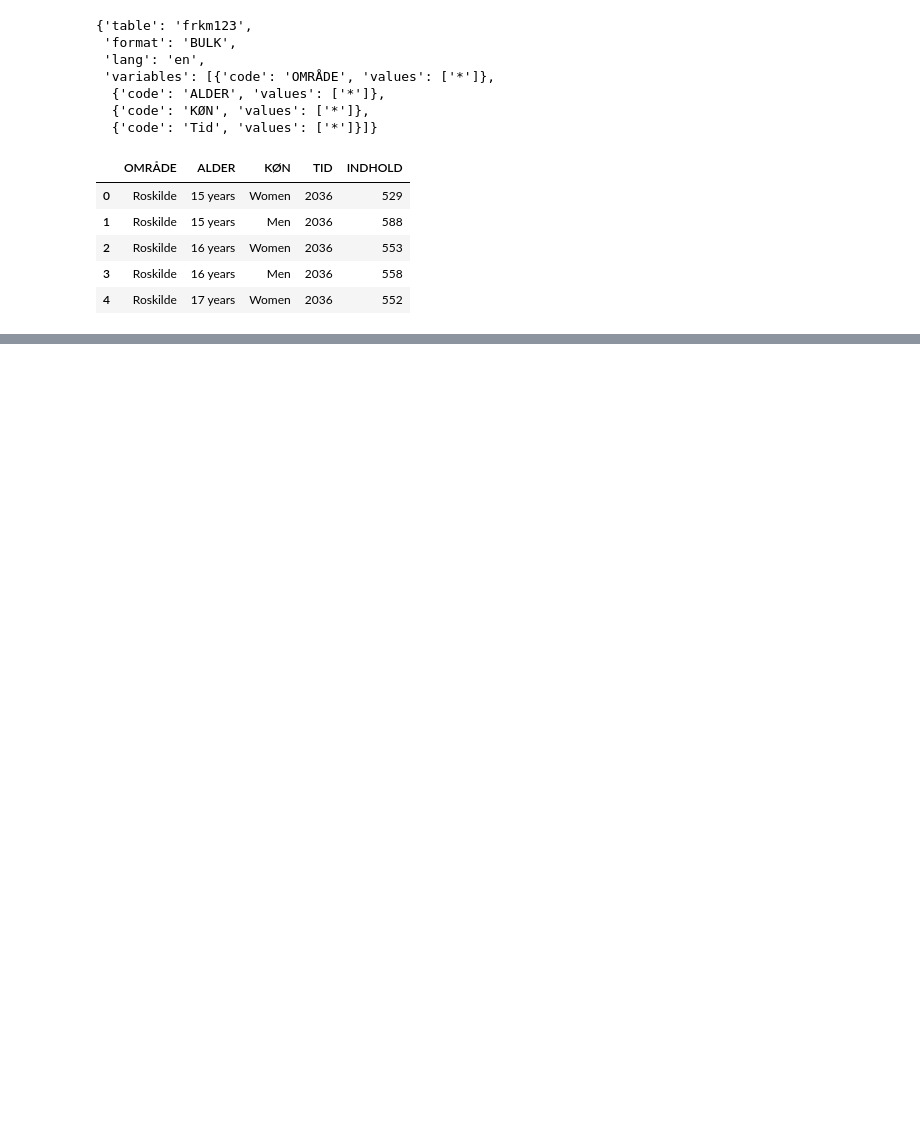
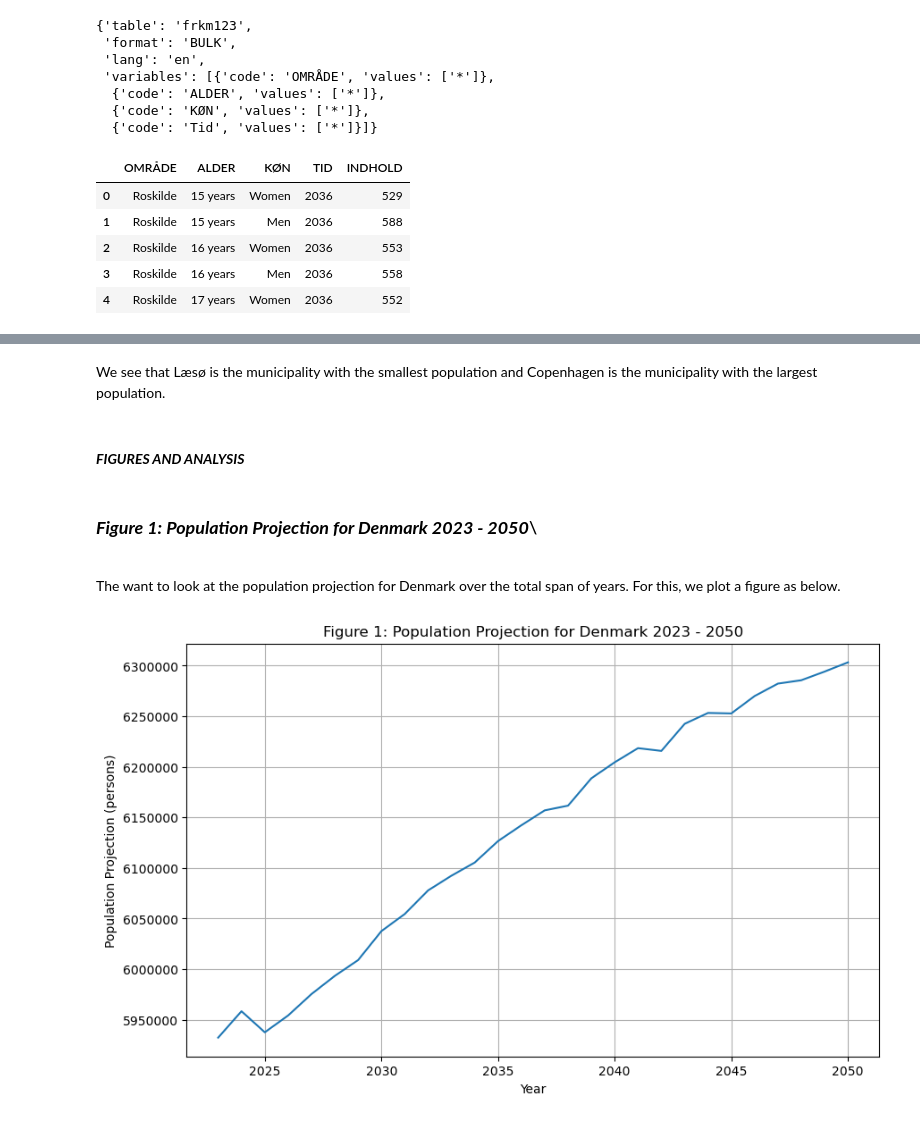
Before and after one commit to NumEconCopenhagen/projects-2024-agnete-og-andrea, a Jupyter notebook: dataproject/dataproject.ipynb, the cells around one changed output, grey strips where cells are left out. Saved outputs shown, nothing was run; the diff lists cells and outputs as text; code cells hidden in the pictures; blank space fills up the shorter version.

```diff
--- a/dataproject/dataproject.ipynb
+++ b/dataproject/dataproject.ipynb
@@ -446,0 +334,23 @@ ADD CONCISE CONLUSION.
+# %% [markdown]
+We see that Læsø is the municipality with the smallest population and Copenhagen is the municipality with the largest population.
+# %% [markdown]
+#### ***FIGURES AND ANALYSIS***
+# %% [markdown]
+### ***Figure 1: Population Projection for Denmark 2023 - 2050***\
+\
+The want to look at the population projection for Denmark over the total span of years. For this, we plot a figure as below.
+# %%
+#We filter data, such that we only look at Denmark (not individual municipalities) and the sum of ages (not individual age groups)
+df_figure_1 = df[(df['municipality'] == 'Denmark') & (df['age_group'] == 'sum of ages')]
+
+#We plot the figure and format it appropriately.
+plt.figure(figsize=(10, 6))
+plt.plot(df_figure_1['year'], df_figure_1['population_projection'], marker='', linestyle='-')
+plt.title('Figure 1: Population Projection for Denmark 2023 - 2050')
+plt.xlabel('Year')
+plt.ylabel('Population Projection (persons)')
+plt.grid(True)
+plt.ticklabel_format(style='plain')
+plt.show()
+# %% [output]
+[figure, added]
```
Also changed, not shown: parts of 84 cells of this notebook.
